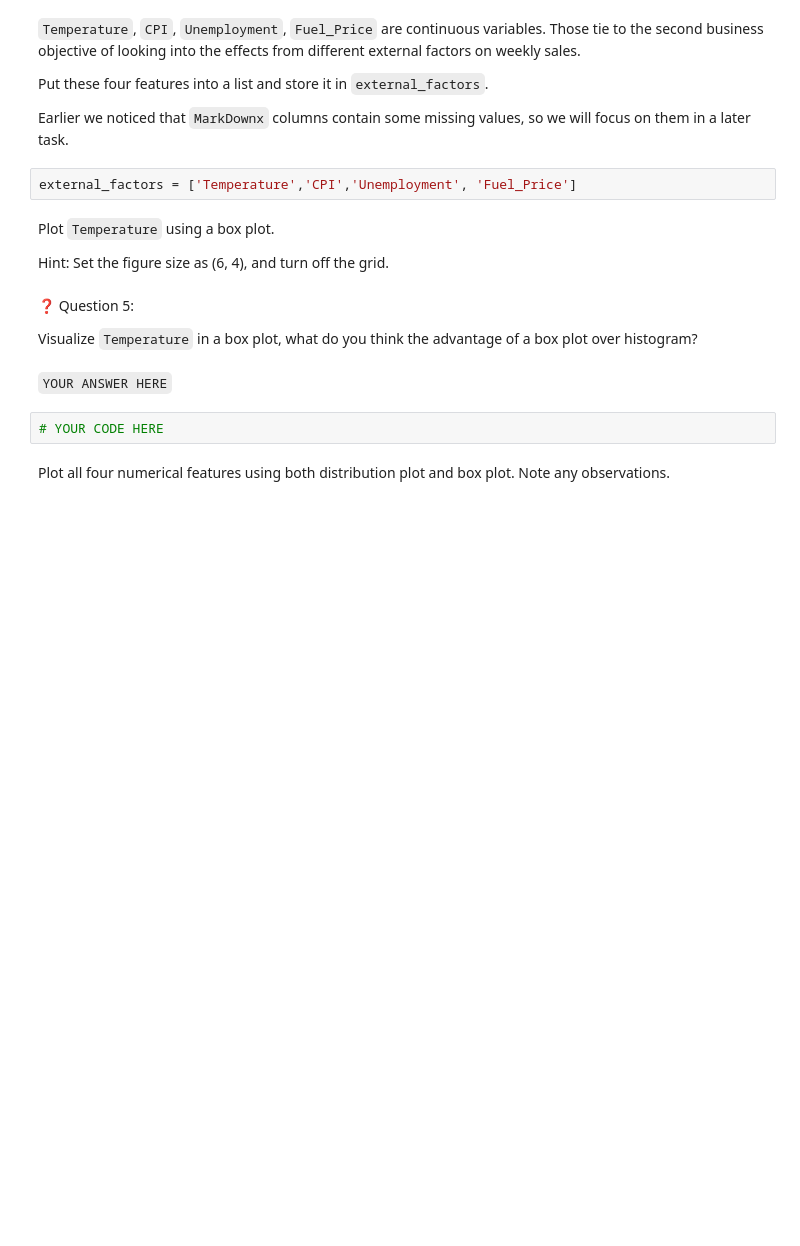
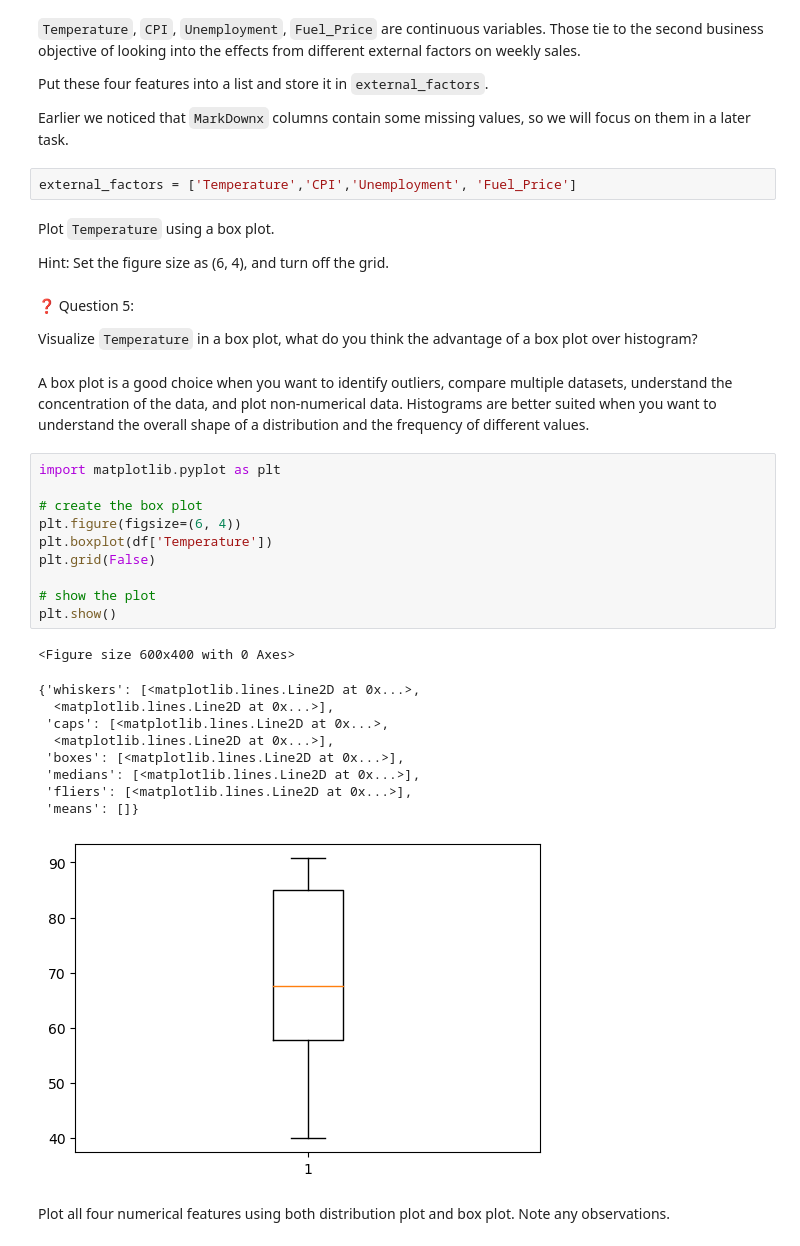
Before and after one commit to StaceyJ/FBML11, a Jupyter notebook: assignments/week-04-data-eng-airflow/nb/walmart-sales-data.ipynb, the cells around one changed output. Cells and saved outputs as stored; diff of their text form; blank space fills up the shorter version.

```diff
--- a/assignments/week-04-data-eng-airflow/nb/walmart-sales-data.ipynb
+++ b/assignments/week-04-data-eng-airflow/nb/walmart-sales-data.ipynb
@@ -454,9 +476,28 @@ Hint: Set the figure size as (6, 4), and turn off the grid.
 
 Visualize `Temperature` in a box plot, what do you think the advantage of a box plot over histogram?
 # %% [markdown]
-`YOUR ANSWER HERE`
+A box plot is a good choice when you want to identify outliers, compare multiple datasets, understand the concentration of the data, and plot non-numerical data. Histograms are better suited when you want to understand the overall shape of a distribution and the frequency of different values.
 # %%
-# YOUR CODE HERE
+import matplotlib.pyplot as plt
+
+# create the box plot
+plt.figure(figsize=(6, 4))
+plt.boxplot(df['Temperature'])
+plt.grid(False)
+
+# show the plot
+plt.show()
+# %% [output]
+<Figure size 600x400 with 0 Axes>
+{'whiskers': [<matplotlib.lines.Line2D at 0x...>,
+  <matplotlib.lines.Line2D at 0x...>],
+ 'caps': [<matplotlib.lines.Line2D at 0x...>,
+  <matplotlib.lines.Line2D at 0x...>],
+ 'boxes': [<matplotlib.lines.Line2D at 0x...>],
+ 'medians': [<matplotlib.lines.Line2D at 0x...>],
+ 'fliers': [<matplotlib.lines.Line2D at 0x...>],
+ 'means': []}
+[figure, added]
 # %% [markdown]
 Plot all four numerical features using both distribution plot and box plot. Note any observations.
 # %%
```
Also changed, not shown: parts of 31 cells of this notebook.
